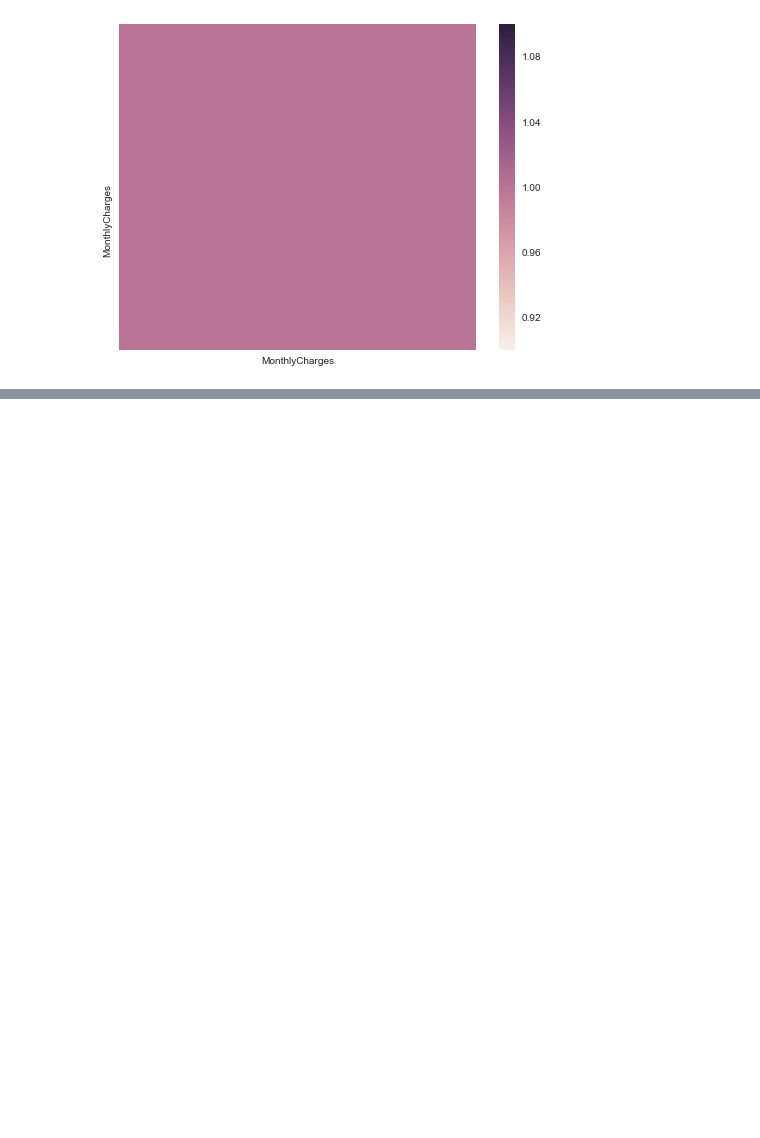
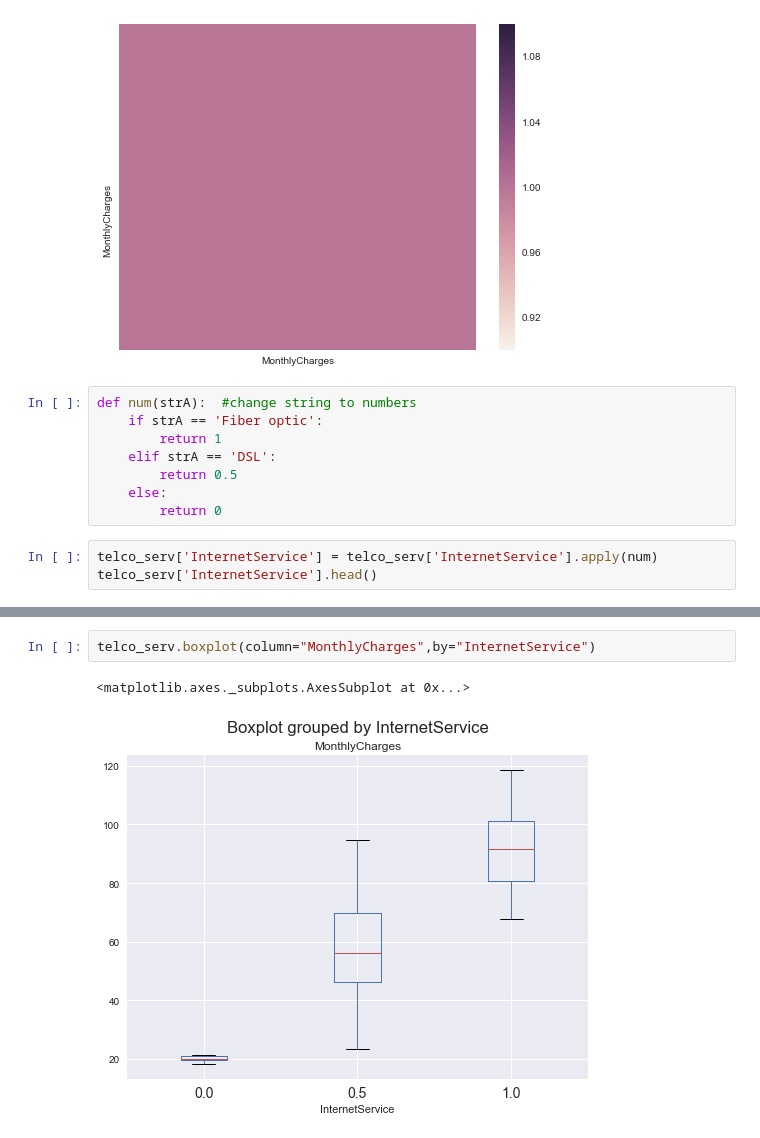
Before and after one commit to mkrijal/Assignment1, a Jupyter notebook: Test3.ipynb, the cells around one changed output, grey strips where cells are left out. Cells and saved outputs as stored; diff of their text form; blank space fills up the shorter version.

```diff
--- a/Test3.ipynb
+++ b/Test3.ipynb
@@ -112,3 +112,14 @@ sns.heatmap(telco_serv.corr())
 # %% [output]
 <matplotlib.axes._subplots.AxesSubplot at 0x...>
 [figure]
+# %%
+def num(strA):  #change string to numbers
+    if strA == 'Fiber optic':
+        return 1
+    elif strA == 'DSL':
+        return 0.5
+    else:
+        return 0
+# %%
+telco_serv['InternetService'] = telco_serv['InternetService'].apply(num)
+telco_serv['InternetService'].head()
@@ -114,0 +138,5 @@ sns.heatmap(telco_serv.corr())
+# %%
+telco_serv.boxplot(column="MonthlyCharges",by="InternetService")
+# %% [output]
+<matplotlib.axes._subplots.AxesSubplot at 0x...>
+[figure, added]
```
Also changed, not shown: parts of 4 cells of this notebook.
